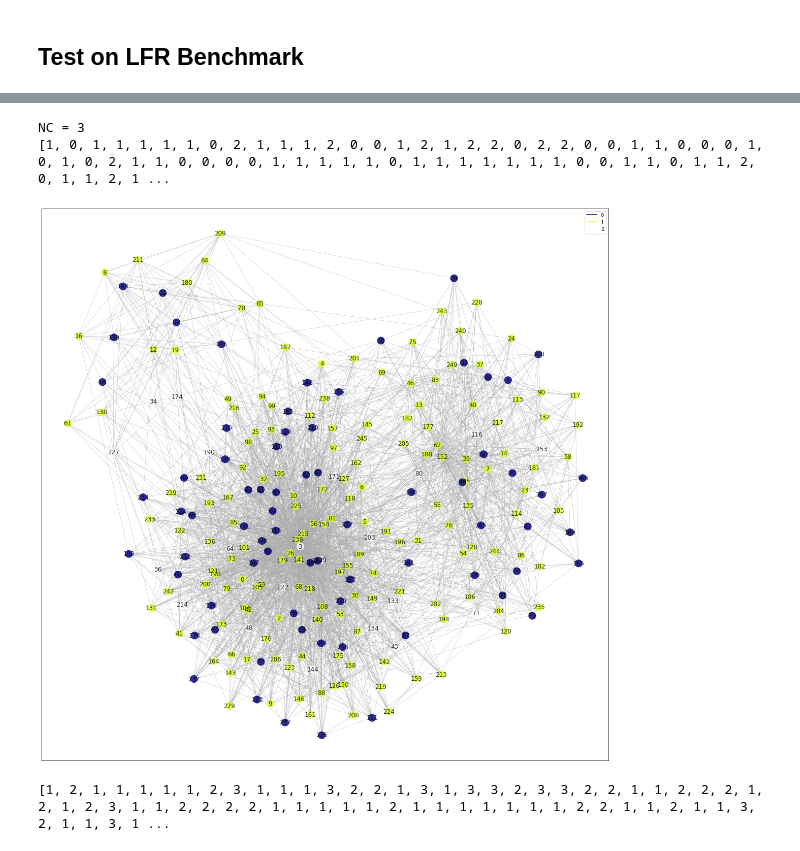
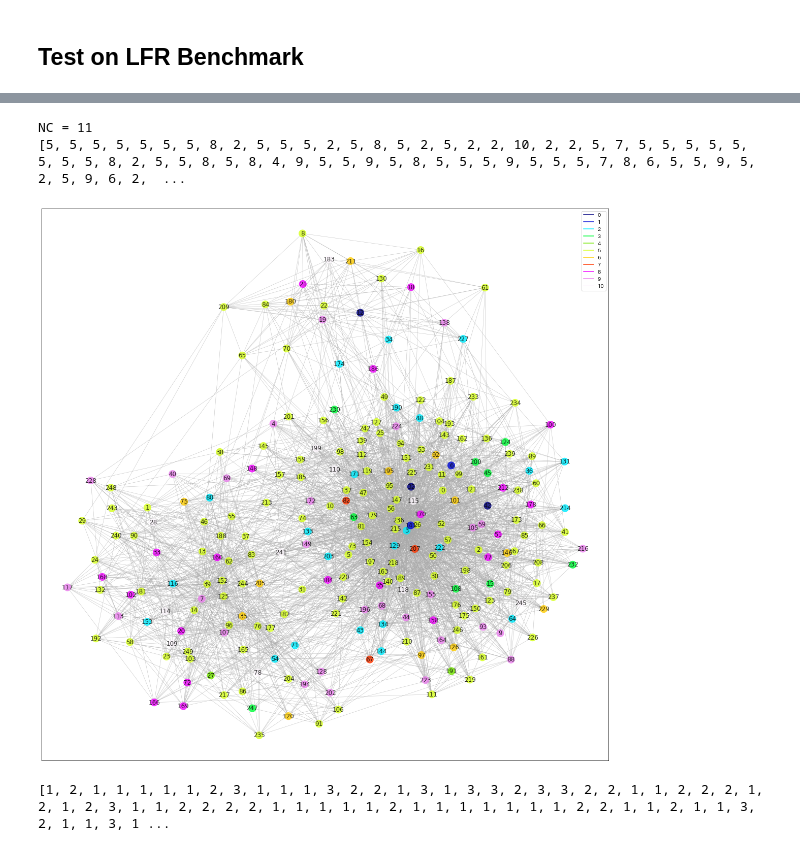
Before and after one commit to KeiNagayama/Infomap, a Jupyter notebook: draw_community.ipynb, the cells around one changed output, grey strips where cells are left out. Cells and saved outputs as stored; diff of their text form; code cells hidden in the pictures.

```diff
--- a/draw_community.ipynb
+++ b/draw_community.ipynb
@@ -294,16 +304,16 @@ C
   226]]
 # %%
 # community = [12,0,2,35,1,23,2,3,4,47,5,6,17,7,41,19,8,50,9,29,41,10,17,11,14,49,2,3,41,41,54,13,55,10,17,2,14,7,10,14,22,36,16,23,10,17,7,18,2,28,19,20,46,53,41,41,2,2,24,37,2,10,38,41,23,11,12,25,41,24,4,25,41,2,2,7,48,12,41,2,4,1,48,41,26,7,27,2,2,48,41,19,28,11,1,2,47,43,2,54,2,19,29,27,50,48,41,20,2,53,21,40,2,27,24,31,12,41,41,12,33,14,7,54,24,13,50,24,2,35,2,2,39,41,7,6,41,37,38,47,36,1,11,2,7,0,39,2,2,47,31,40,54,14,47,6,2,48,41,12,12,36,24,16,2,26,43,44,48,45,36,43,46,13,16,7,39,20,41,2,48,5,15,47,34,49,38,21,12,49,41,2,19,7,47,50,2,2,51,12,2,2,39,41,52,50,2,1,53,41,3,2,18,53,19,32,7,18,2,7,46,54,50,54,41,10,10,55,12,13,2,1,19,54,51,52,2,17,2,30,27,2,2,38,2,2,42,17,13,7]
-# community = [5,5,5,5,5,5,5,8,2,5,5,5,2,5,8,5,2,5,2,2,10,2,2,5,7,5,5,5,5,5,5,5,5,8,2,5,5,8,5,8,4,9,5,5,9,5,8,5,5,5,9,5,5,5,7,8,6,5,5,9,5,2,5,9,6,2,1,6,5,8,2,5,3,0,5,5,10,5,3,9,5,5,5,5,2,5,5,6,9,5,5,9,9,0,5,5,5,8,5,5,5,9,3,7,9,5,3,5,5,3,5,6,1,5,10,5,5,5,5,5,3,9,9,5,2,5,5,5,8,5,2,5,10,5,10,5,5,5,2,9,5,5,3,5,5,5,5,9,5,4,5,6,8,8,9,5,5,5,5,3,5,10,5,5,5,5,5,5,8,5,5,9,5,6,2,6,10,9,6,5,2,8,5,2,5,5,2,5,8,5,9,5,8,5,10,9,8,5,5,5,9,5,10,5,10,8,5,5,6,2,5,2,9,5,5,5,5,5,5,6,9,5,5,0,6,9,5,2,10,5,6,9,5,5,2,3,5,5,9,9,8,5,5,5,5,5,9,5,8,8]
-community = [1,0,1,1,1,1,1,0,2,1,1,1,2,0,0,1,2,1,2,2,0,2,2,0,0,1,1,0,0,0,1,0,1,0,2,1,1,0,0,0,0,1,1,1,1,1,0,1,1,1,1,1,1,1,0,0,1,1,0,1,1,2,0,1,1,2,1,1,1,0,2,0,0,1,1,0,0,1,0,1,0,1,1,0,2,1,0,1,1,1,0,0,1,1,1,1,0,1,1,1,1,1,0,0,1,1,0,0,1,0,1,1,1,0,0,1,0,0,1,1,0,1,1,1,1,0,1,1,0,1,2,1,0,1,1,0,1,1,2,1,1,1,1,1,1,1,1,1,1,1,1,1,0,0,1,1,1,1,1,1,0,1,1,1,1,0,0,1,0,0,1,1,1,1,2,1,1,0,1,1,2,0,0,2,1,1,2,1,0,1,1,1,0,1,0,1,1,1,1,1,1,1,0,1,0,0,1,1,1,2,1,2,1,1,1,1,1,0,1,1,1,1,1,1,1,1,1,2,0,1,1,1,1,1,1,0,1,1,1,1,0,1,1,0,0,1,1,0,0,0]
+community = [5,5,5,5,5,5,5,8,2,5,5,5,2,5,8,5,2,5,2,2,10,2,2,5,7,5,5,5,5,5,5,5,5,8,2,5,5,8,5,8,4,9,5,5,9,5,8,5,5,5,9,5,5,5,7,8,6,5,5,9,5,2,5,9,6,2,1,6,5,8,2,5,3,0,5,5,10,5,3,9,5,5,5,5,2,5,5,6,9,5,5,9,9,0,5,5,5,8,5,5,5,9,3,7,9,5,3,5,5,3,5,6,1,5,10,5,5,5,5,5,3,9,9,5,2,5,5,5,8,5,2,5,10,5,10,5,5,5,2,9,5,5,3,5,5,5,5,9,5,4,5,6,8,8,9,5,5,5,5,3,5,10,5,5,5,5,5,5,8,5,5,9,5,6,2,6,10,9,6,5,2,8,5,2,5,5,2,5,8,5,9,5,8,5,10,9,8,5,5,5,9,5,10,5,10,8,5,5,6,2,5,2,9,5,5,5,5,5,5,6,9,5,5,0,6,9,5,2,10,5,6,9,5,5,2,3,5,5,9,9,8,5,5,5,5,5,9,5,8,8]
+# community = [1,0,1,1,1,1,1,0,2,1,1,1,2,0,0,1,2,1,2,2,0,2,2,0,0,1,1,0,0,0,1,0,1,0,2,1,1,0,0,0,0,1,1,1,1,1,0,1,1,1,1,1,1,1,0,0,1,1,0,1,1,2,0,1,1,2,1,1,1,0,2,0,0,1,1,0,0,1,0,1,0,1,1,0,2,1,0,1,1,1,0,0,1,1,1,1,0,1,1,1,1,1,0,0,1,1,0,0,1,0,1,1,1,0,0,1,0,0,1,1,0,1,1,1,1,0,1,1,0,1,2,1,0,1,1,0,1,1,2,1,1,1,1,1,1,1,1,1,1,1,1,1,0,0,1,1,1,1,1,1,0,1,1,1,1,0,0,1,0,0,1,1,1,1,2,1,1,0,1,1,2,0,0,2,1,1,2,1,0,1,1,1,0,1,0,1,1,1,1,1,1,1,0,1,0,0,1,1,1,2,1,2,1,1,1,1,1,0,1,1,1,1,1,1,1,1,1,2,0,1,1,1,1,1,1,0,1,1,1,1,0,1,1,0,0,1,1,0,0,0]
 figsize=(20,20)
 node_size = 200
 with_labels = True
 plot_community(E, community, figsize, node_size, with_labels)
 # %% [output]
-NC = 3
-[1, 0, 1, 1, 1, 1, 1, 0, 2, 1, 1, 1, 2, 0, 0, 1, 2, 1, 2, 2, 0, 2, 2, 0, 0, 1, 1, 0, 0, 0, 1, 0, 1, 0, 2, 1, 1, 0, 0, 0, 0, 1, 1, 1, 1, 1, 0, 1, 1, 1, 1, 1, 1, 1, 0, 0, 1, 1, 0, 1, 1, 2, 0, 1, 1, 2, 1 ...
+NC = 11
+[5, 5, 5, 5, 5, 5, 5, 8, 2, 5, 5, 5, 2, 5, 8, 5, 2, 5, 2, 2, 10, 2, 2, 5, 7, 5, 5, 5, 5, 5, 5, 5, 5, 8, 2, 5, 5, 8, 5, 8, 4, 9, 5, 5, 9, 5, 8, 5, 5, 5, 9, 5, 5, 5, 7, 8, 6, 5, 5, 9, 5, 2, 5, 9, 6, 2,  ...
-[figure, old version]
+[figure, new version]
 # %%
 # 2 level
 seed = 1
```
Also changed, not shown: parts of 12 cells of this notebook, 1 other file.
